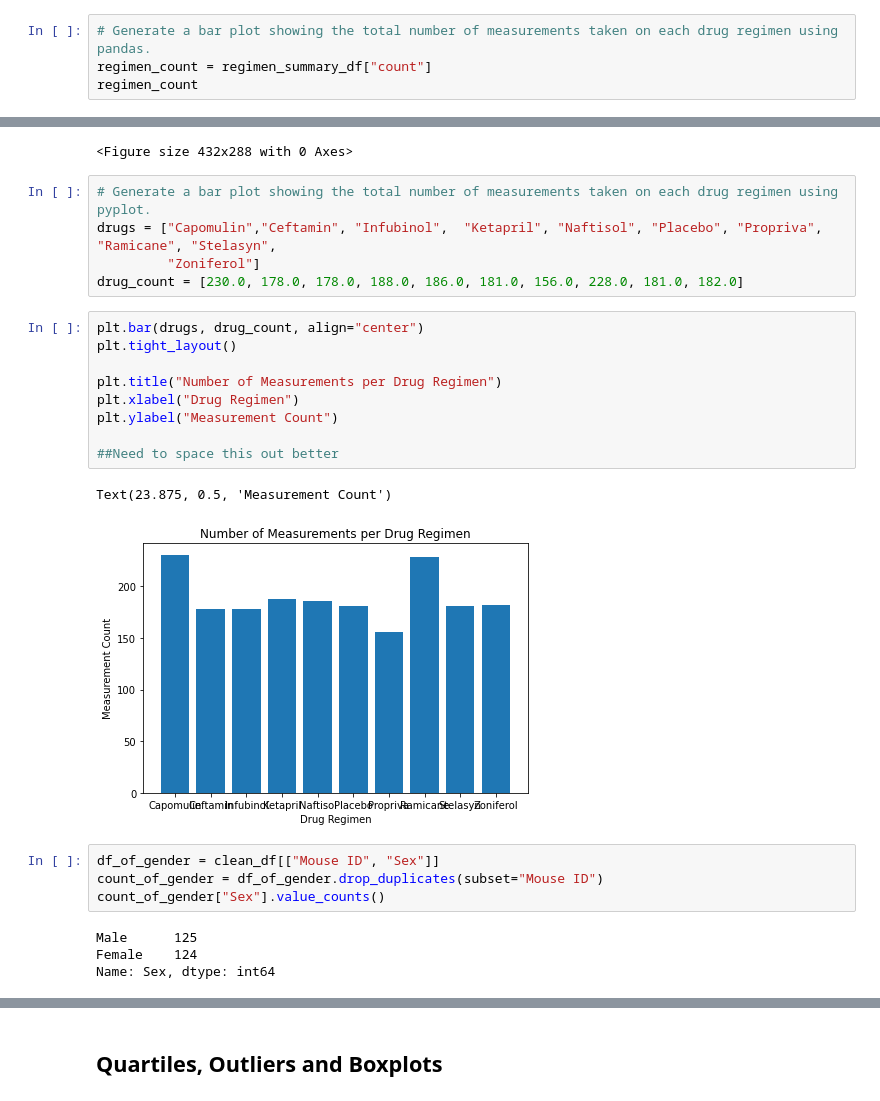
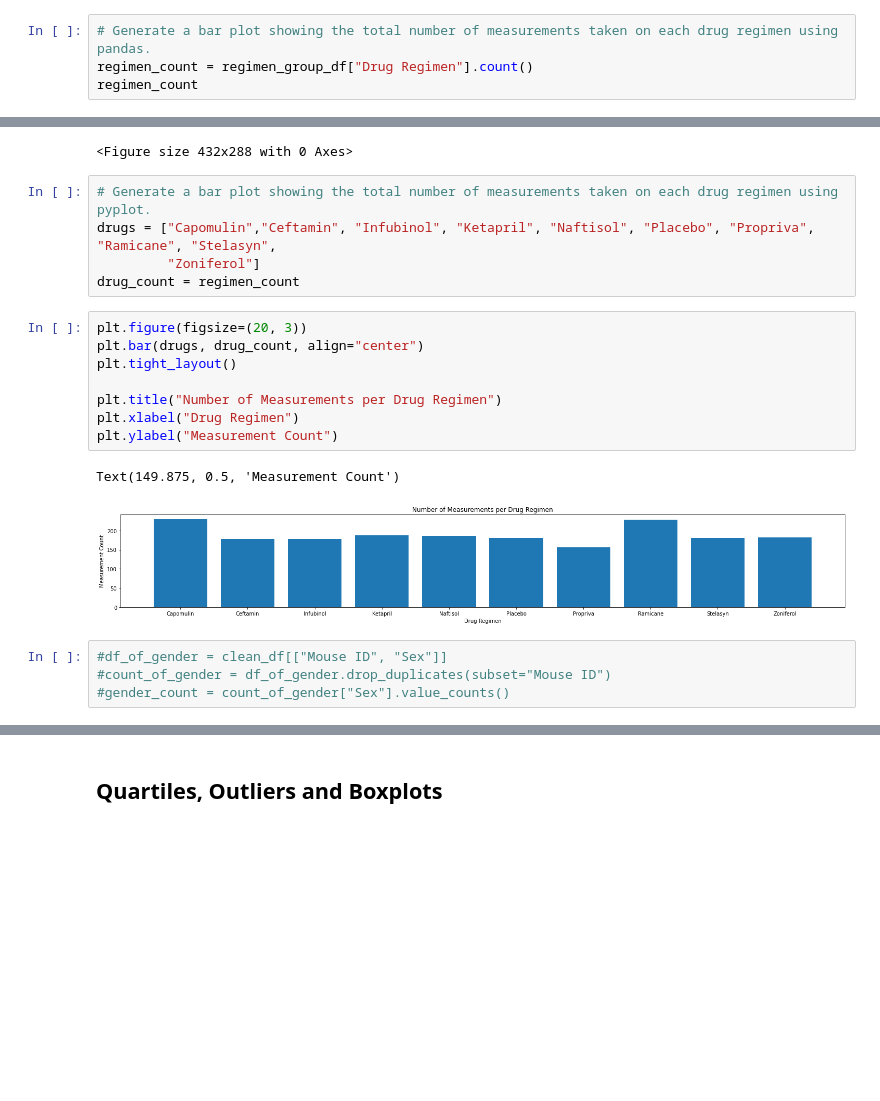
Before and after one commit to hsharma263/matplotlib-challenge, a Jupyter notebook: pymaceuticals_starter.ipynb, the cells around one changed output, grey strips where cells are left out. Cells and saved outputs as stored; diff of their text form; blank space fills up the shorter version.

Commit message:
Troubleshot cleaning and fixed formatting. Working on final tumor size

```diff
--- a/pymaceuticals_starter.ipynb
+++ b/pymaceuticals_starter.ipynb
@@ -215,7 +207,7 @@ agg_sum
 ## Bar and Pie Charts
 # %%
 # Generate a bar plot showing the total number of measurements taken on each drug regimen using pandas.
-regimen_count = regimen_summary_df["count"]
+regimen_count = regimen_group_df["Drug Regimen"].count()
 regimen_count
 # %% [output]
 Drug Regimen
@@ -241,28 +233,23 @@ plt.tight_layout()
 <Figure size 432x288 with 0 Axes>
 # %%
 # Generate a bar plot showing the total number of measurements taken on each drug regimen using pyplot.
-drugs = ["Capomulin","Ceftamin", "Infubinol",  "Ketapril", "Naftisol", "Placebo", "Propriva", "Ramicane", "Stelasyn",
+drugs = ["Capomulin","Ceftamin", "Infubinol", "Ketapril", "Naftisol", "Placebo", "Propriva", "Ramicane", "Stelasyn",
          "Zoniferol"]
-drug_count = [230.0, 178.0, 178.0, 188.0, 186.0, 181.0, 156.0, 228.0, 181.0, 182.0]
+drug_count = regimen_count
 # %%
+plt.figure(figsize=(20, 3))
 plt.bar(drugs, drug_count, align="center")
 plt.tight_layout()
 
 plt.title("Number of Measurements per Drug Regimen")
 plt.xlabel("Drug Regimen")
 plt.ylabel("Measurement Count")
-
-##Need to space this out better
 # %% [output]
-Text(23.875, 0.5, 'Measurement Count')
+Text(149.875, 0.5, 'Measurement Count')
-[figure, old version]
+[figure, new version]
 # %%
-df_of_gender = clean_df[["Mouse ID", "Sex"]]
-count_of_gender = df_of_gender.drop_duplicates(subset="Mouse ID")
-count_of_gender["Sex"].value_counts()
+#df_of_gender = clean_df[["Mouse ID", "Sex"]]
+#count_of_gender = df_of_gender.drop_duplicates(subset="Mouse ID")
+#gender_count = count_of_gender["Sex"].value_counts()
-# %% [output]
-Male      125
-Female    124
-Name: Sex, dtype: int64
 # %%
 # Generate a pie plot showing the distribution of female versus male mice using pandas
```
Also changed, not shown: parts of 15 cells of this notebook.
